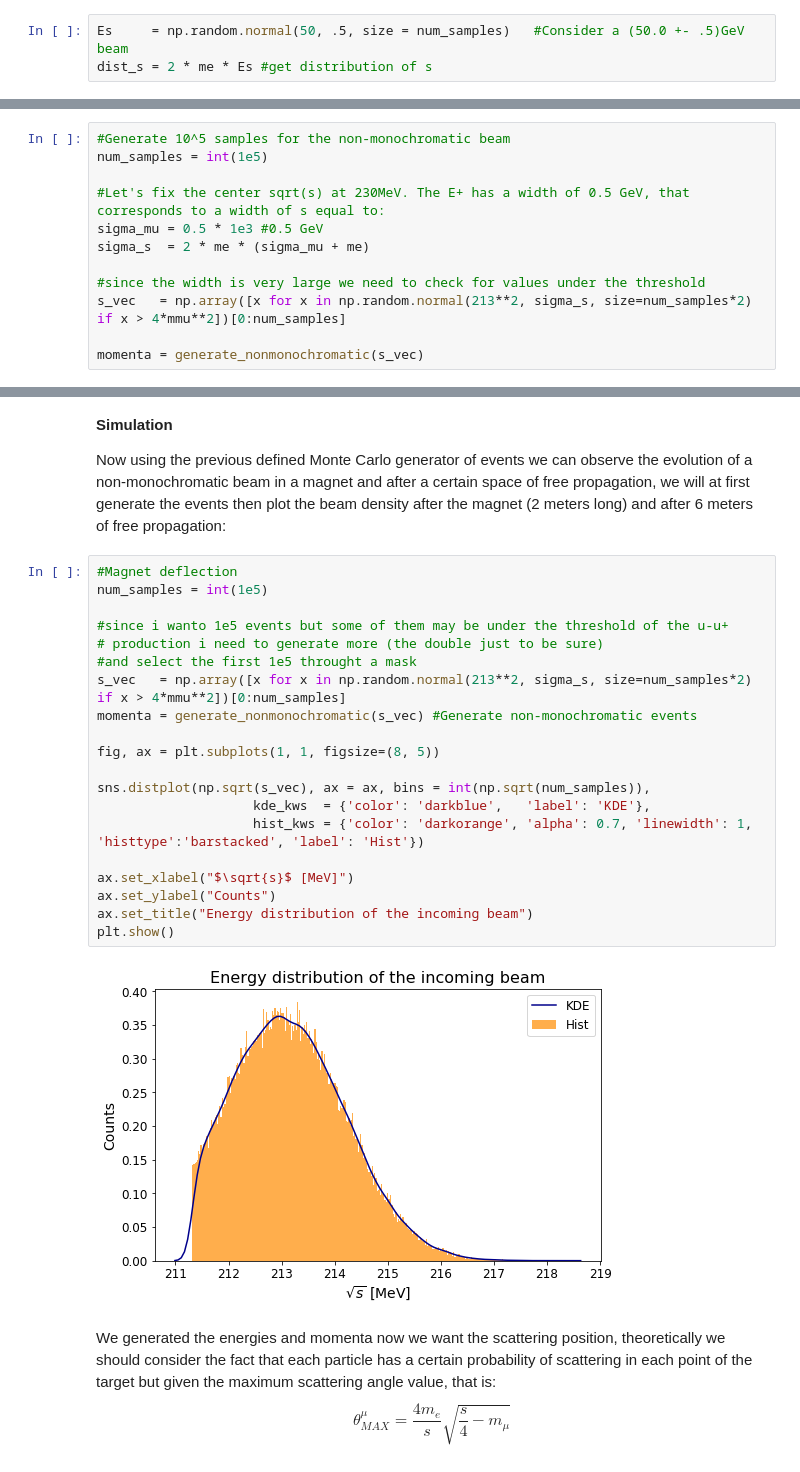
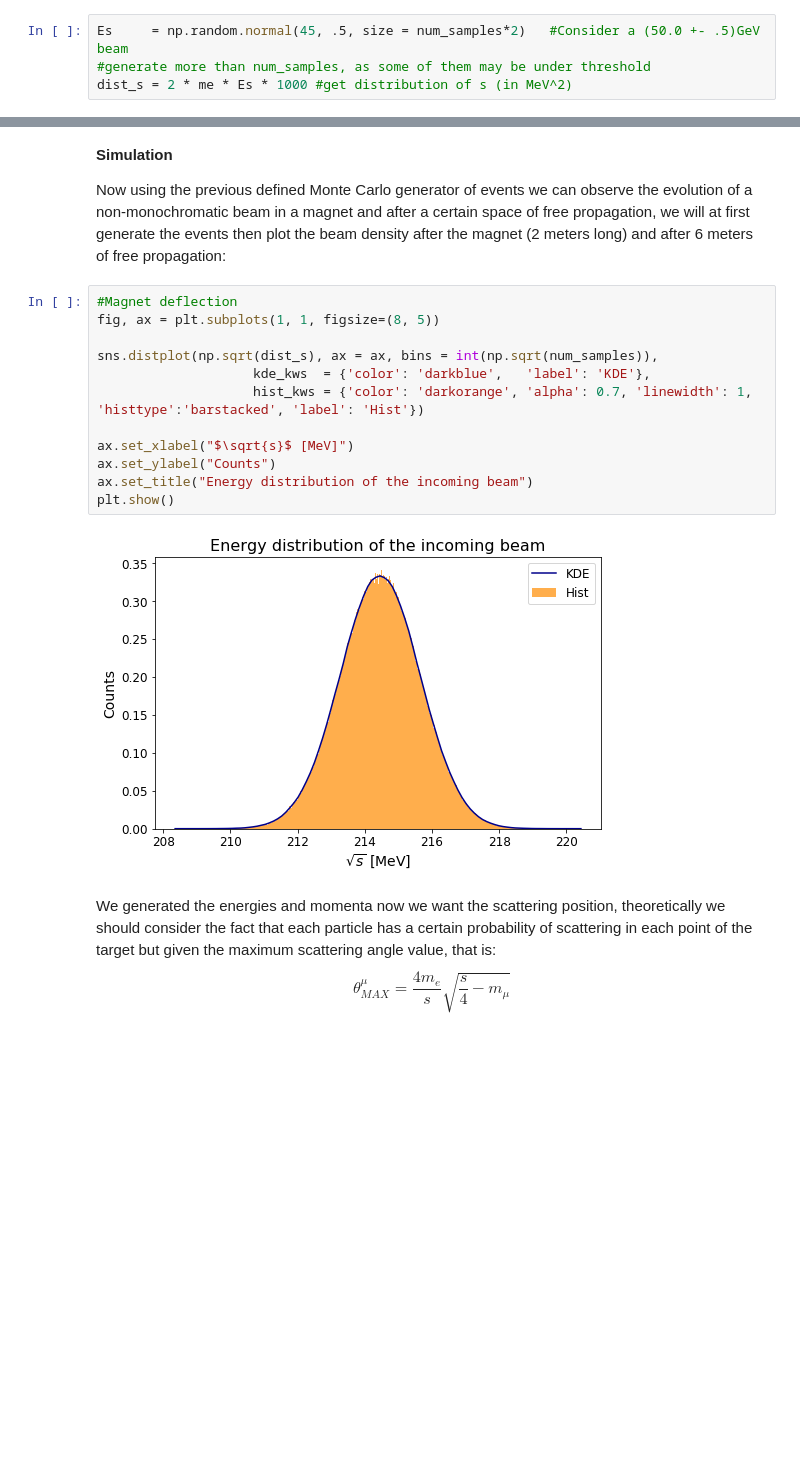
Before and after one commit to Einlar/MuonSource, a Jupyter notebook: Report-Group3.ipynb, the cells around one changed output, grey strips where cells are left out. Saved outputs shown, nothing was run; the diff lists cells and outputs as text; blank space fills up the shorter version.

```diff
--- a/Report-Group3.ipynb
+++ b/Report-Group3.ipynb
@@ -504,8 +504,9 @@ plt.show()
 # %% [markdown]
 $h(\mathcal{E},\mu,\sigma)$, on the other hand, is just a gaussian distribution, and can be sampled directly from NumPy functions.
 # %%
-Es     = np.random.normal(50, .5, size = num_samples)   #Consider a (50.0 +- .5)GeV beam
-dist_s = 2 * me * Es #get distribution of s
+Es     = np.random.normal(45, .5, size = num_samples*2)   #Consider a (50.0 +- .5)GeV beam
+#generate more than num_samples, as some of them may be under threshold
+dist_s = 2 * me * Es * 1000 #get distribution of s (in MeV^2)
 # %% [markdown]
 ## 4.2. Distribution $g(\theta^*,s)$
 # %% [markdown]
@@ -614,15 +615,3 @@ So, for each batch:
    Then we evaluate $g(s,\theta^*)$ over all of these $\theta^*$, using as $\mathbf{s}$ the values stored in a buffer, which is initialized with the first $n$ values of the argument $\mathbf{s}$. Each candidate is accepted if another random variable $v$, picked uniformly in $[0, \max g]$ is lower than $g(s,\theta^*)$. This comparison is also vectorized.
 2. Now, statistically, there will be some rejected samples, meaning that some items of $\mathbf{s}$ need to be reused in the next batch. So, all values of $s_i$ that have already resulted in accepted samples are replaced with new ones. If there aren't enough new $s_i$ to fill the "gaps" in the buffer, we use `np.nan` instead. In fact, according to the floating point specification, any computation (such as sums, multiplications, etc.) done with NaN will return NaN. So $g({\rm NaN},\theta^*)$ will be always NaN, and every comparison (for example the <= we use) will return False, meaning that introducing NaNs can't produce new selected $\theta^*$.
 3. After having "refilled" the $s$ buffer, we can reiterate the cycle. Note that at every operation an entire batch is processed at once. Only at the execution's end there is some loss of perfomance due to the presence of missing values (NaNs).
-# %%
-#Generate 10^5 samples for the non-monochromatic beam
-num_samples = int(1e5)
-
-#Let's fix the center sqrt(s) at 230MeV. The E+ has a width of 0.5 GeV, that corresponds to a width of s equal to:
-sigma_mu = 0.5 * 1e3 #0.5 GeV
-sigma_s  = 2 * me * (sigma_mu + me)
-
-#since the width is very large we need to check for values under the threshold
-s_vec   = np.array([x for x in np.random.normal(213**2, sigma_s, size=num_samples*2) if x > 4*mmu**2])[0:num_samples]
-
-momenta = generate_nonmonochromatic(s_vec)
@@ -792,26 +784,18 @@ def free_particle(positions, momenta, meters):
 Now using the previous defined Monte Carlo generator of events we can observe the evolution of a non-monochromatic beam in a magnet and after a certain space of free propagation, we will at first generate the events then plot the beam density after the magnet (2 meters long) and after 6 meters of free propagation:
 # %%
 #Magnet deflection
-num_samples = int(1e5)
-
-#since i wanto 1e5 events but some of them may be under the threshold of the u-u+
-# production i need to generate more (the double just to be sure)
-#and select the first 1e5 throught a mask
-s_vec   = np.array([x for x in np.random.normal(213**2, sigma_s, size=num_samples*2) if x > 4*mmu**2])[0:num_samples]
-momenta = generate_nonmonochromatic(s_vec) #Generate non-monochromatic events
-
 fig, ax = plt.subplots(1, 1, figsize=(8, 5))
 
-sns.distplot(np.sqrt(s_vec), ax = ax, bins = int(np.sqrt(num_samples)),
+sns.distplot(np.sqrt(dist_s), ax = ax, bins = int(np.sqrt(num_samples)),
                     kde_kws  = {'color': 'darkblue',   'label': 'KDE'},
                     hist_kws = {'color': 'darkorange', 'alpha': 0.7, 'linewidth': 1, 'histtype':'barstacked', 'label': 'Hist'})
 
 ax.set_xlabel("$\sqrt{s}$ [MeV]")
 ax.set_ylabel("Counts")
 ax.set_title("Energy distribution of the incoming beam")
 plt.show()
 # %% [output]
-[figure, old version]
+[figure, new version]
 # %% [markdown]
 We generated the energies and momenta now we want the scattering position, theoretically we should consider the fact that each particle has a certain probability of scattering in each point of the target but given the maximum scattering angle value, that is:
 $$
```
Also changed, not shown: parts of 12 cells of this notebook, 1 other file.
